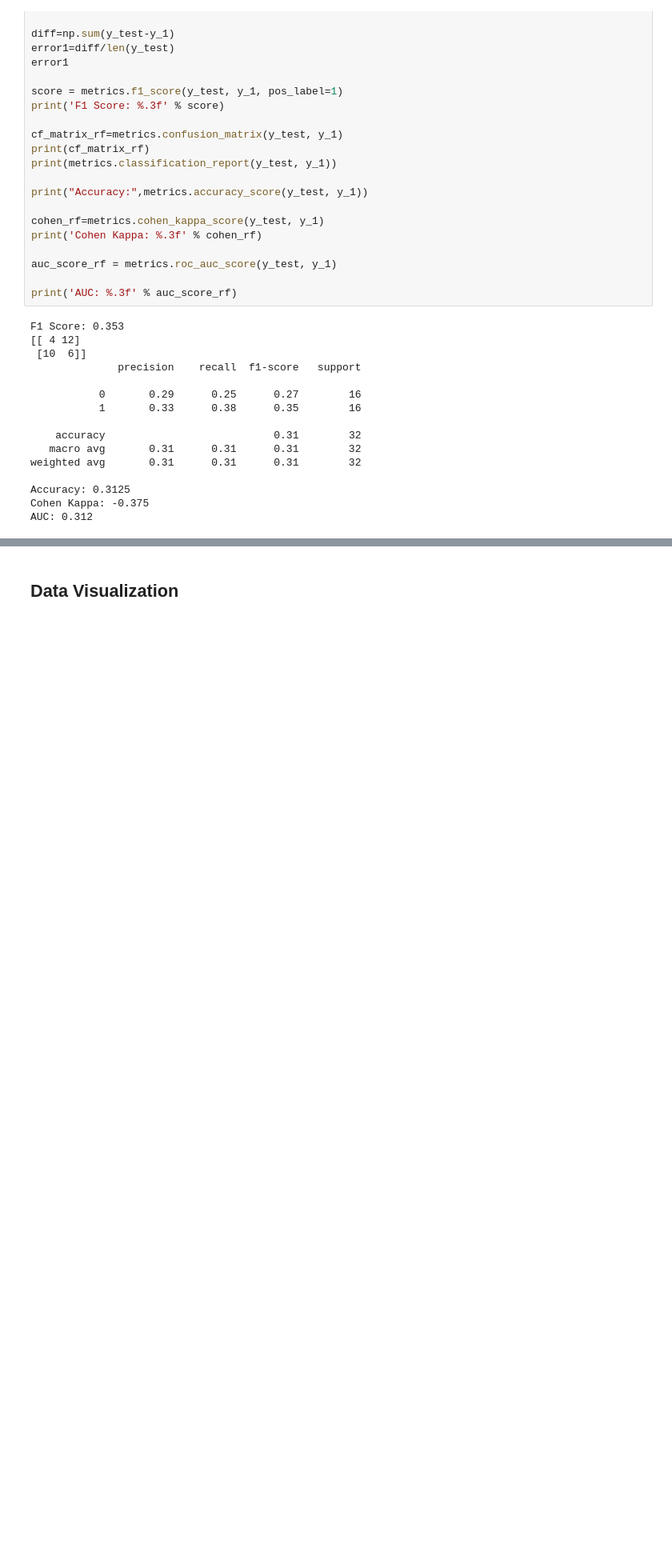
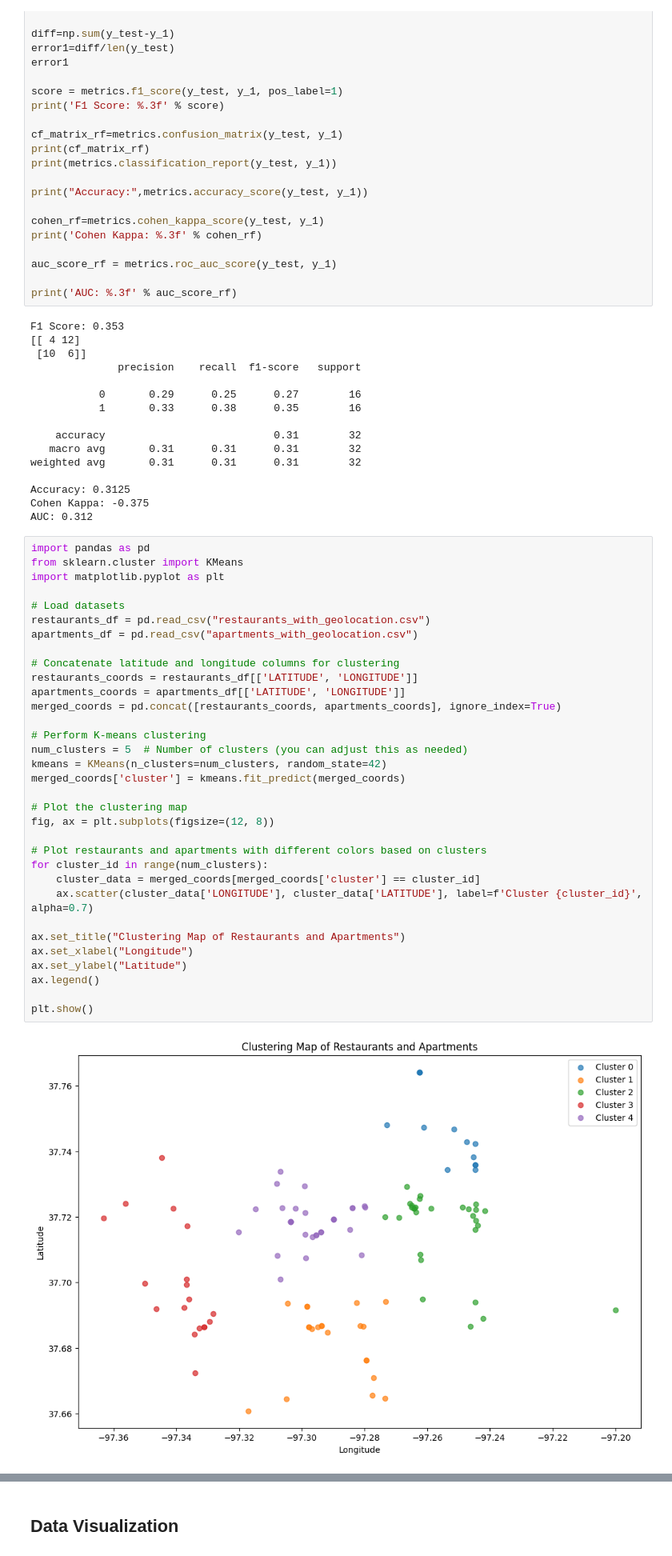
Before and after one commit to MarshallMor/Data-Science-Project, a Jupyter notebook: Group 5 Milestone 2.ipynb, the cells around one changed output, grey strips where cells are left out. Shown at 80% size. Saved outputs shown, nothing was run; the diff lists cells and outputs as text; blank space fills up the shorter version.

Commit message:
added some clustering models
Need to work on them some more.

```diff
--- a/Group 5 Milestone 2.ipynb
+++ b/Group 5 Milestone 2.ipynb
@@ -437,3 +437,38 @@ weighted avg       0.31      0.31      0.31        32
 Accuracy: 0.3125
 Cohen Kappa: -0.375
 AUC: 0.312
+# %%
+import pandas as pd
+from sklearn.cluster import KMeans
+import matplotlib.pyplot as plt
+
+# Load datasets
+restaurants_df = pd.read_csv("restaurants_with_geolocation.csv")
+apartments_df = pd.read_csv("apartments_with_geolocation.csv")
+
+# Concatenate latitude and longitude columns for clustering
+restaurants_coords = restaurants_df[['LATITUDE', 'LONGITUDE']]
+apartments_coords = apartments_df[['LATITUDE', 'LONGITUDE']]
+merged_coords = pd.concat([restaurants_coords, apartments_coords], ignore_index=True)
+
+# Perform K-means clustering
+num_clusters = 5  # Number of clusters (you can adjust this as needed)
+kmeans = KMeans(n_clusters=num_clusters, random_state=42)
+merged_coords['cluster'] = kmeans.fit_predict(merged_coords)
+
+# Plot the clustering map
+fig, ax = plt.subplots(figsize=(12, 8))
+
+# Plot restaurants and apartments with different colors based on clusters
+for cluster_id in range(num_clusters):
+    cluster_data = merged_coords[merged_coords['cluster'] == cluster_id]
+    ax.scatter(cluster_data['LONGITUDE'], cluster_data['LATITUDE'], label=f'Cluster {cluster_id}', alpha=0.7)
+
+ax.set_title("Clustering Map of Restaurants and Apartments")
+ax.set_xlabel("Longitude")
+ax.set_ylabel("Latitude")
+ax.legend()
+
+plt.show()
+# %% [output]
+[figure, added]
```
Also changed, not shown: parts of 2 cells of this notebook.
